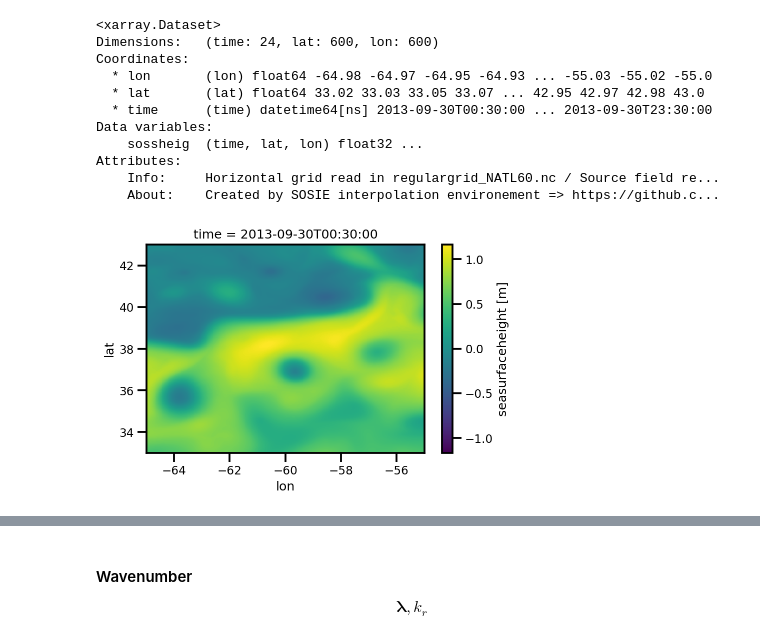
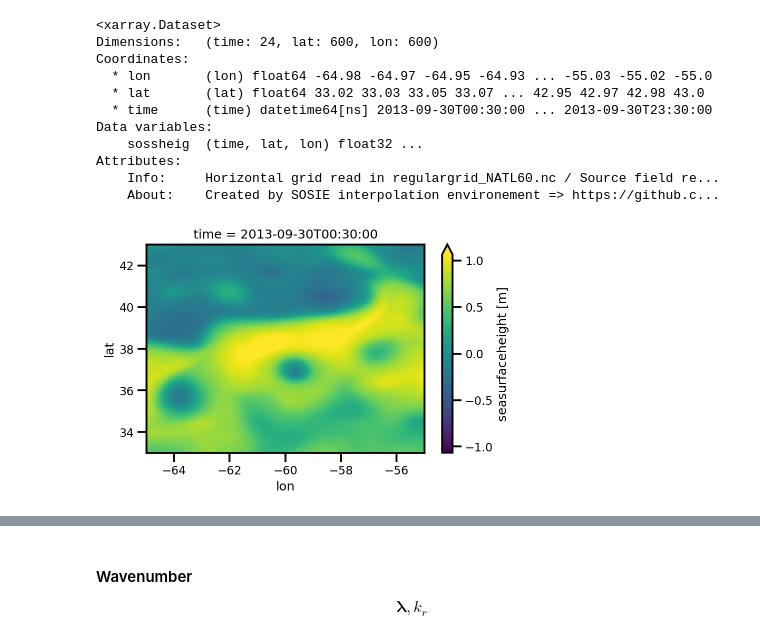
Before and after one commit to jejjohnson/alti_tools, a Jupyter notebook: notebooks/dev/xrft_isotropic_walkthrough.ipynb, the cells around one changed output, grey strips where cells are left out. Drawn from its saved outputs; the diff is of its cells as text; code cells hidden in the pictures.

```diff
--- a/notebooks/dev/xrft_isotropic_walkthrough.ipynb
+++ b/notebooks/dev/xrft_isotropic_walkthrough.ipynb
@@ -87,9 +84,9 @@ Attributes:
 # %%
 fig, ax = plt.subplots()
 
-ds_grid.isel(time=0).sossheig.plot(ax=ax, cmap="viridis")
+ds_grid.isel(time=0).sossheig.plot(ax=ax, cmap="viridis", robust=True)
 
 plt.tight_layout()
 plt.show()
 # %% [output]
-[figure, old version]
+[figure, new version]
```
Also changed, not shown: parts of 13 cells of this notebook, 3 other files.
